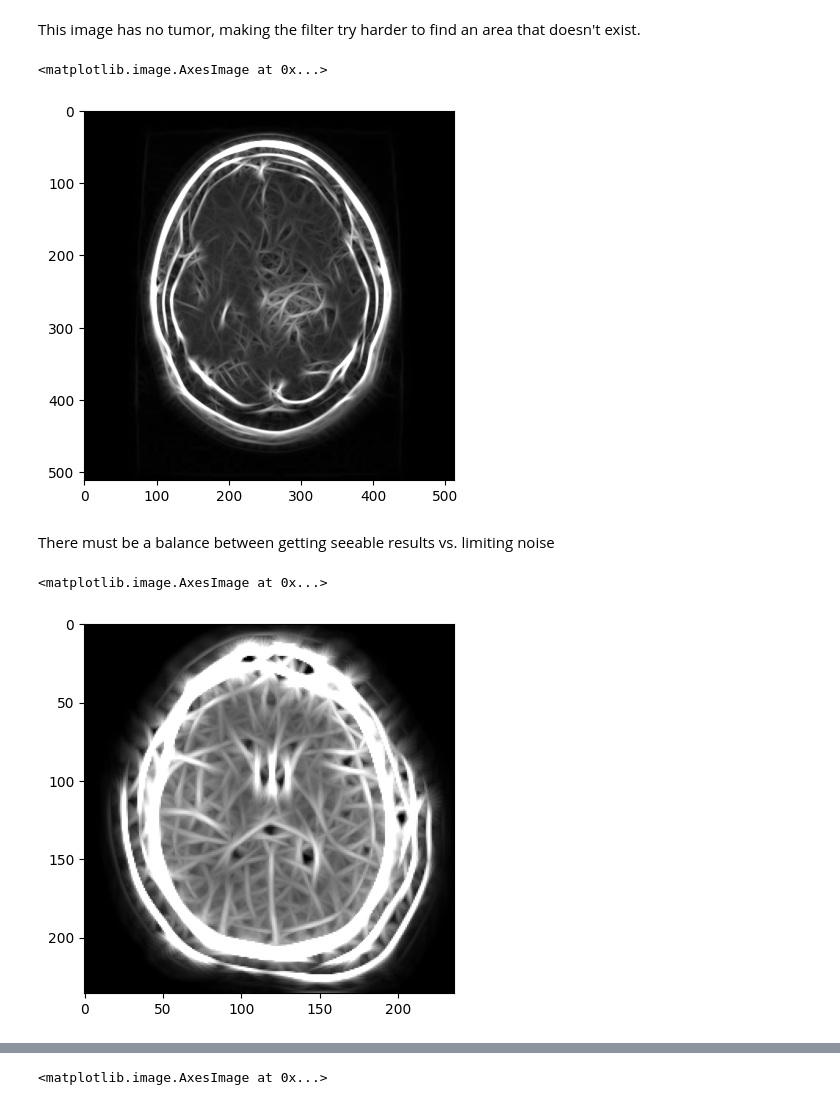
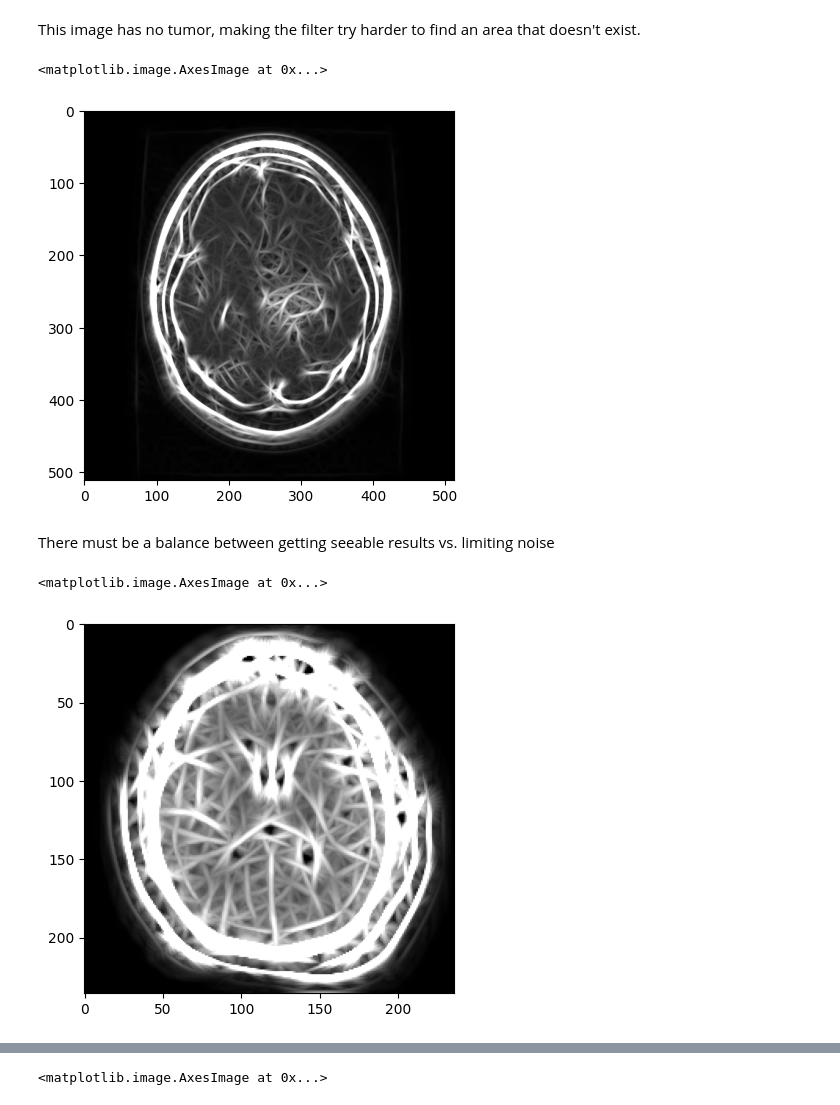
Before and after one commit to yaosam521/CS-7324-Proj-2, a Jupyter notebook: Proj-2.ipynb, the cells around one changed output, grey strips where cells are left out. Cells and saved outputs as stored; diff of their text form; code cells hidden in the pictures.

```diff
--- a/Proj-2.ipynb
+++ b/Proj-2.ipynb
@@ -296,20 +296,20 @@ This image has no tumor, making the filter try harder to find an area that doesn
 # %%
 def build_filtersSig():
  filters = []
  ksize = 31
- sigma = 4.5
+ sigma = 4.75
  lamba = 10.5
  for theta in np.arange(0, np.pi, np.pi / 16):
      kern = cv2.getGaborKernel((ksize, ksize), sigma, theta, lamba, 0.5, 0, ktype=cv2.CV_32F)
      kern /= 1.5*kern.sum()
      filters.append(kern)
  return filters
 filtersSig= build_filtersSig()
 resImg1Sig = process(img, filtersSig)
 plt.imshow(resImg1Sig)
 # %% [output]
 <matplotlib.image.AxesImage at 0x...>
-[figure, old version]
+[figure, new version]
 # %% [markdown]
 There must be a balance between getting seeable results vs. limiting noise
 # %%
@@ -317,7 +317,7 @@ resImgNoSig = process(img3, filtersSig)
 plt.imshow(resImgNoSig)
 # %% [output]
 <matplotlib.image.AxesImage at 0x...>
-[figure, old version]
+[figure, new version]
 # %%
 def build_filtersGamma():
  filters = []
```
Also changed, not shown: parts of 5 cells of this notebook.
